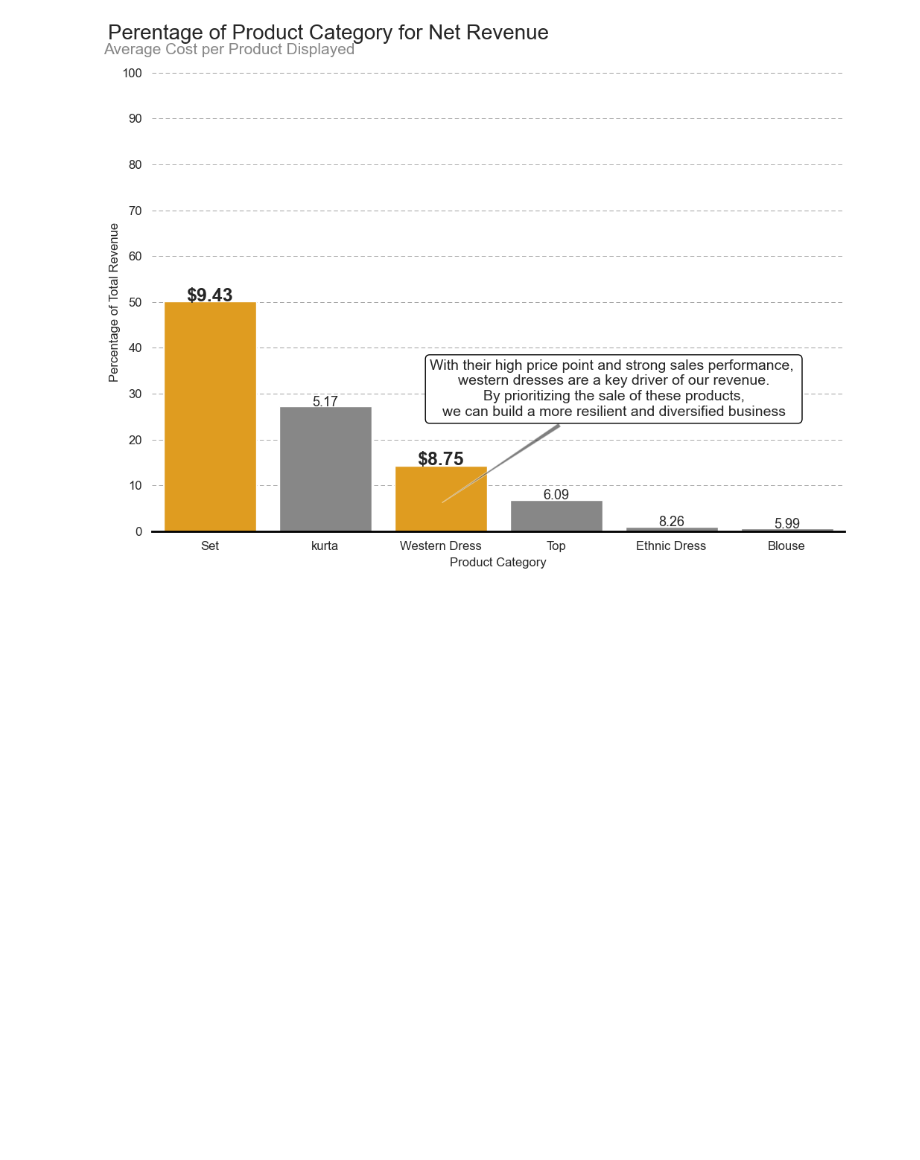
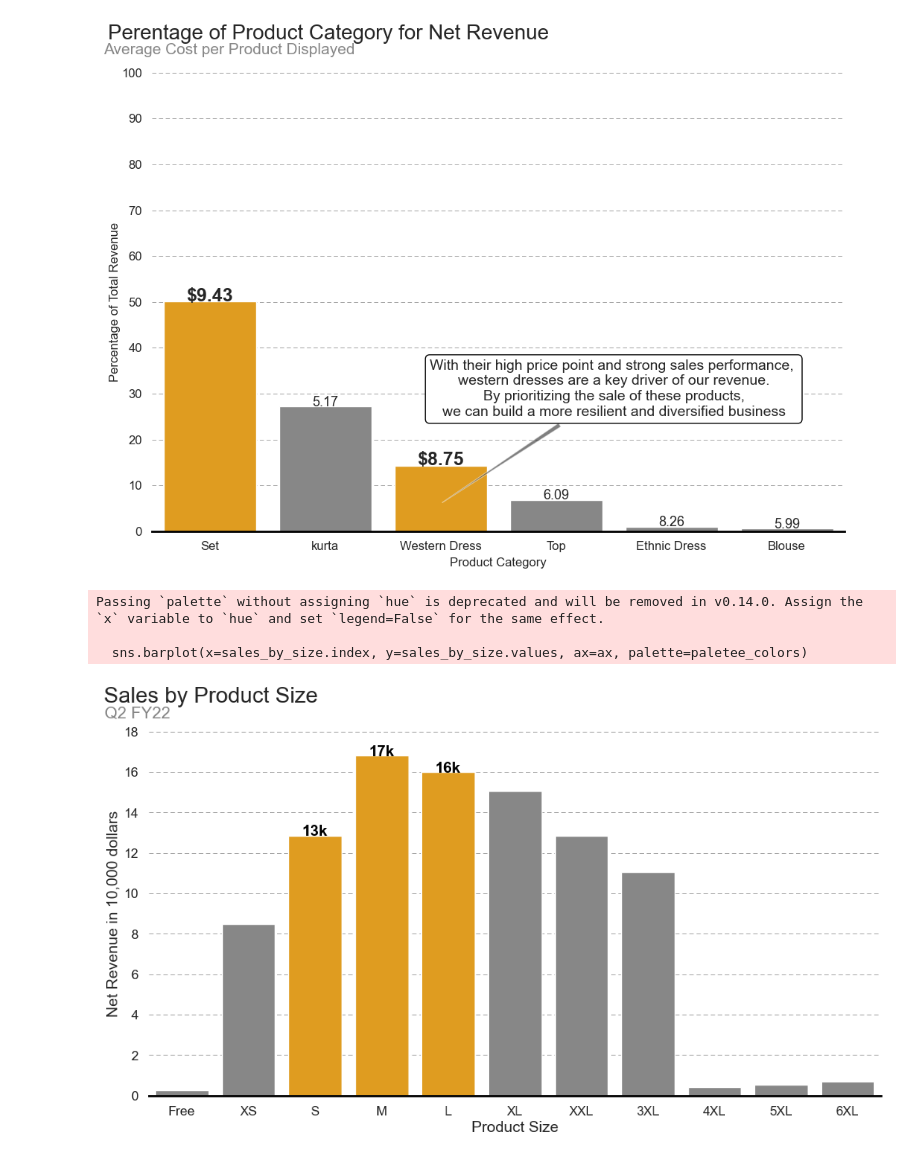
Before and after one commit to CC-Sev/E-Commerce-Sales-Dataset-Analysis, a Jupyter notebook: amazon_sales_data.ipynb, the cells around one changed output. Saved outputs shown, nothing was run; the diff lists cells and outputs as text; code cells hidden in the pictures; blank space fills up the shorter version.

Commit message:
finished data analysis

```diff
--- a/amazon_sales_data.ipynb
+++ b/amazon_sales_data.ipynb
@@ -815,3 +814,54 @@ Passing `palette` without assigning `hue` is deprecated and will be removed in v
 
   sns.barplot(x=sales_by_category_pct.index, y=sales_by_category_pct.values, ax=ax, palette=palette_colors)
 [figure]
+# %%
+# Group data by product and calculate the total sales
+sales_by_size = df.groupby('size')['order_amount_($)'].sum()
+
+# Create a horizontal bar chart to show the sales by the product size
+fig, ax = plt.subplots(figsize=(12,6))
+
+# Use a colo palette to highlight specific sizes
+paletee_colors = ['orange' if size in ['S', 'M', 'L'] else '#878787' for size in sales_by_size.index]
+sns.barplot(x=sales_by_size.index, y=sales_by_size.values, ax=ax, palette=paletee_colors)
+
+# Set font sizes for x and y labels, title, and ticks
+ax.set_xlabel('Product Size', labelpad=3, fontsize=14)
+ax.set_ylabel('Net Revenue in 10,000 dollars', labelpad=3, fontsize=14)
+ax.set_yticklabels(list(range(0,20,2)))
+ax.set_title('Sales by Product Size', fontsize=20, x=0.085, y=1.05, pad=10)
+ax.text(-0.06, 1.04, 'Q2 FY22', fontsize=15, color='#878787', transform=ax.transAxes)
+
+ax.tick_params(axis='both', labelsize=12)
+ax.yaxis.grid(linestyle='--', color='gray', linewidth=0.5, dashes=(8,5))
+ax.xaxis.grid(False)
+
+# Set the numbr of y ticks
+num_y_ticks = 10
+
+# Calculate the y tick values
+y_tick_values = np.linspace(ax.get_yticks()[0], ax.get_yticks()[-1], num_y_ticks)
+
+# Set y ticks
+ax.set_yticks(y_tick_values)
+
+# Set font sizes for the bars and add annotations for S, M, and L sizes
+for i, size in enumerate(sales_by_size.index):
+    if size in ['S', 'M', 'L']:
+        ax.text(i, sales_by_size.values[i], f'{sales_by_size.values[i]/10000:.0f}k',
+                 ha='center', fontsize=14, fontweight='bold', color='black')
+
+# Remove the top and right spines
+ax.spines['top'].set_visible(False)
+ax.spines['right'].set_visible(False)
+ax.spines['left'].set_visible(False)
+ax.spines['bottom'].set_linewidth(2)
+ax.spines['bottom'].set_color('black')
+
+plt.show()
+fig.savefig('Sales_Prod_Size.png', dpi=300)
+# %% [output]
+Passing `palette` without assigning `hue` is deprecated and will be removed in v0.14.0. Assign the `x` variable to `hue` and set `legend=False` for the same effect.
+
+  sns.barplot(x=sales_by_size.index, y=sales_by_size.values, ax=ax, palette=paletee_colors)
+[figure, added]
```
Also changed, not shown: parts of 2 cells of this notebook, 3 other files.
